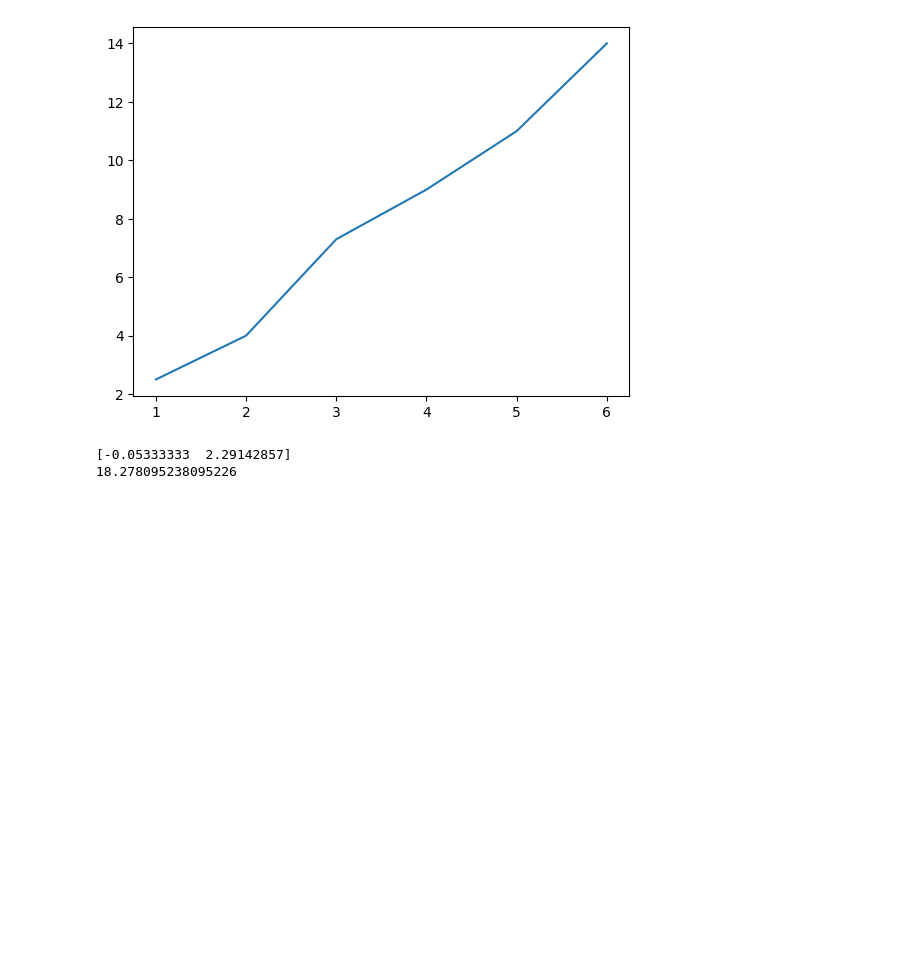
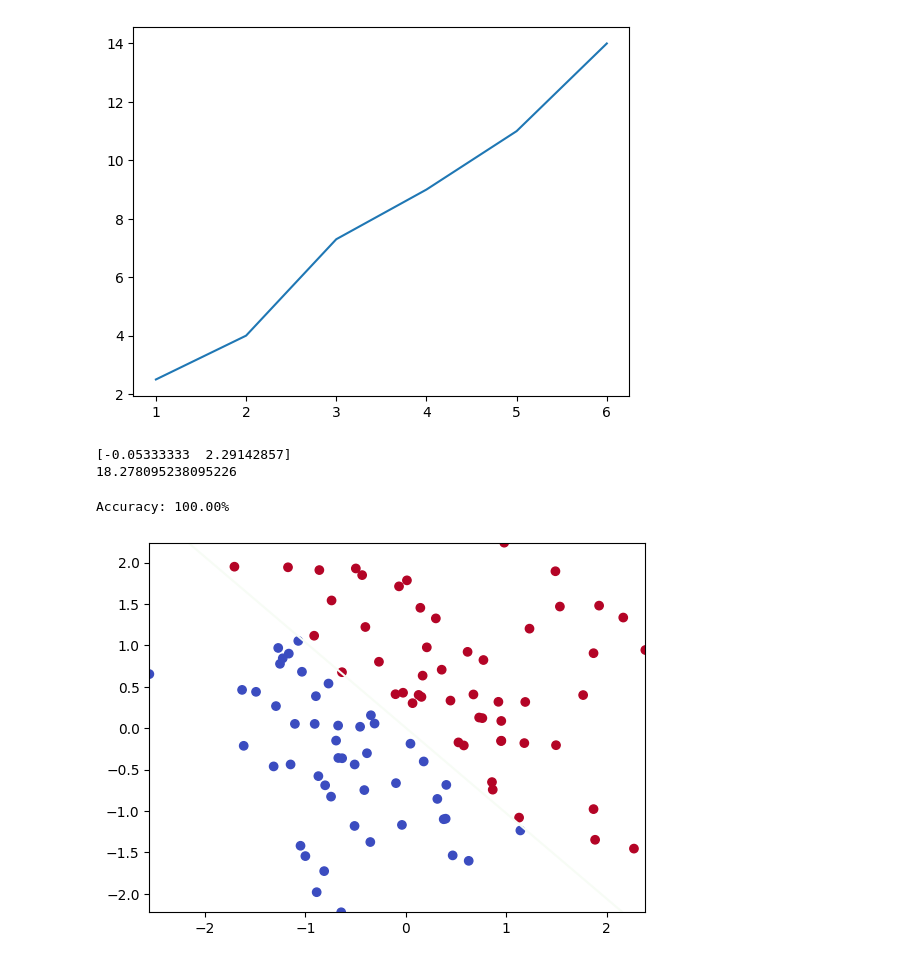
Before and after one commit to shaveenherath/Machine_Learning, a Jupyter notebook: Data_preprocessing/Untitled-1.ipynb, the cells around one changed output. Cells and saved outputs as stored; diff of their text form; code cells hidden in the pictures; blank space fills up the shorter version.

```diff
--- a/Data_preprocessing/Untitled-1.ipynb
+++ b/Data_preprocessing/Untitled-1.ipynb
@@ -72,3 +72,66 @@ print(y_pred)
 [figure]
 [-0.05333333  2.29142857]
 18.278095238095226
+# %%
+import numpy as np
+import matplotlib.pyplot as plt
+
+# Sigmoid function
+def sigmoid(z):
+    return 1 / (1 + np.exp(-z))
+
+# Logistic regression model
+def predict(X, weights):
+    z = np.dot(X, weights)
+    return sigmoid(z)
+
+# Gradient descent for logistic regression
+def logistic_regression(X, y, learning_rate=0.01, epochs=1000):
+    # Initialize weights
+    weights = np.zeros(X.shape[1])
+    m = len(y)
+
+    # Gradient descent loop
+    for _ in range(epochs):
+        # Prediction
+        predictions = predict(X, weights)
+
+        # Compute the gradient (partial derivative of the cost function)
+        gradient = np.dot(X.T, (predictions - y)) / m
+
+        # Update weights
+        weights -= learning_rate * gradient
+
+    return weights
+
+# Generating synthetic data for binary classification
+np.random.seed(0)
+X = np.random.randn(100, 2)  # 100 samples, 2 features
+y = (X[:, 0] + X[:, 1] > 0).astype(int)  # Binary labels (0 or 1)
+
+# Add intercept term (bias) to feature matrix
+X_with_bias = np.c_[np.ones(X.shape[0]), X]
+
+# Train the logistic regression model
+weights = logistic_regression(X_with_bias, y, learning_rate=0.1, epochs=10000)
+
+# Predictions on the training set
+predictions = predict(X_with_bias, weights)
+predictions_class = (predictions >= 0.5).astype(int)
+
+# Accuracy of the model
+accuracy = np.mean(predictions_class == y)
+print(f"Accuracy: {accuracy * 100:.2f}%")
+
+# Plot the decision boundary
+plt.scatter(X[:, 0], X[:, 1], c=y, cmap='coolwarm')
+x1_min, x1_max = X[:, 0].min(), X[:, 0].max()
+x2_min, x2_max = X[:, 1].min(), X[:, 1].max()
+xx, yy = np.meshgrid(np.linspace(x1_min, x1_max, 100), np.linspace(x2_min, x2_max, 100))
+grid = np.c_[np.ones((xx.ravel().shape[0], 1)), xx.ravel(), yy.ravel()]
+probs = predict(grid, weights).reshape(xx.shape)
+plt.contour(xx, yy, probs, levels=[0.5], cmap="Greens")
+plt.show()
+# %% [output]
+Accuracy: 100.00%
+[figure, added]
```
Also changed, not shown: 3 other files.
